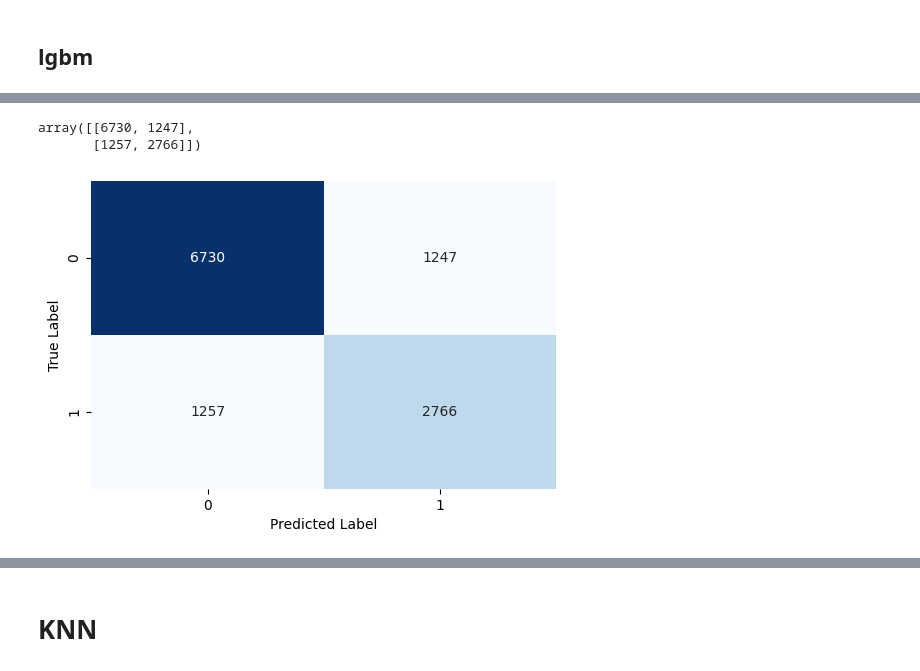
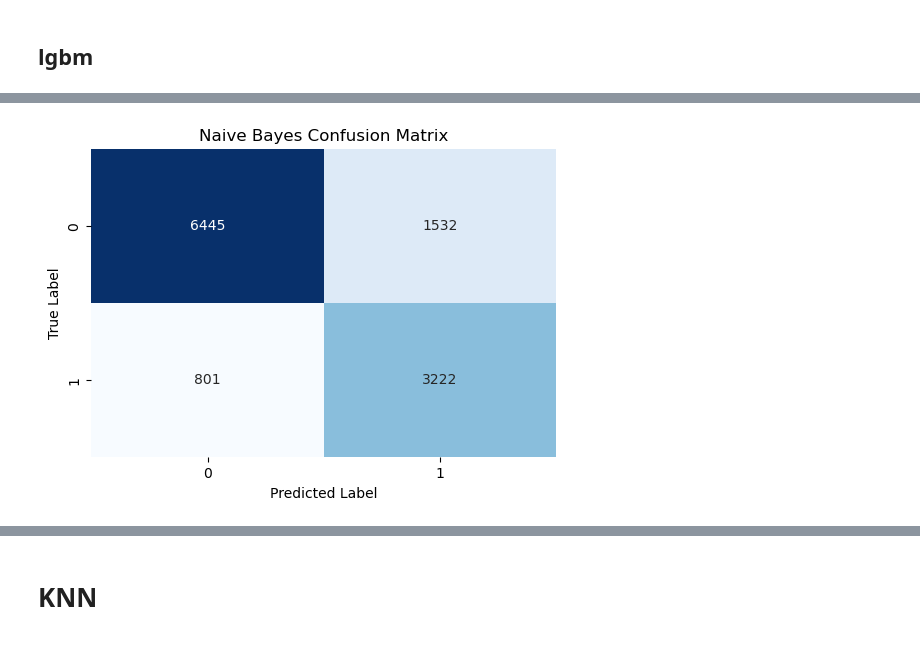
Before and after one commit to azizabousam1/Housing-Market-Analysis, a Jupyter notebook: customer-transaction-prediction.ipynb, the cells around one changed output, grey strips where cells are left out. Drawn from its saved outputs; the diff is of its cells as text; code cells hidden in the pictures.

```diff
--- a/customer-transaction-prediction.ipynb
+++ b/customer-transaction-prediction.ipynb
@@ -31,7 +39,7 @@ from collections import Counter
 # %% [markdown]
 ## Load Data
 # %%
-data = pd.read_csv("data/train.csv", index_col=0, low_memory=False)
+data = pd.read_csv("train.csv", index_col=0, low_memory=False)
 data
 # %% [output]
 |  | target | var_0 | var_1 | var_2 | var_3 | var_4 | var_5 | var_6 | var_7 | var_8 | ... | ... |
@@ -393,22 +918,17 @@ plt.show()
 # %%
-#XGboost
+#test set
+start_time = time.time()
+nb.fit(X_train_resampled, y_train_resampled)
+end_time = time.time()
+training_time = end_time - start_time
 
-xgb= XGBClassifier(n_estimators=100,
-                   random_state=42,
-                   eval_metric='logloss')
+y_pred_nb = nb.predict(X_test)
+y_pred_proba_nb = nb.predict_proba(X_test)[:, 1]
 
-start_time = time.time()
-
-xgb.fit(X_train_resampled, y_train_resampled)
-
-
-y_pred_xgb = xgb.predict(X_test)
-
-end_time = time.time()
-print(f"Training Time: {end_time - start_time:.2f} seconds")
-
-print("\n XGBoost Classifier:")
-print(f" Accuracy: {accuracy_score(y_test, y_pred_xgb):.4f}")
-print("\n Classification Report:")
-print(classification_report(y_test, y_pred_xgb))
+print("\nNaive Bayes Test:")
+print(f"Training Time: {training_time:.2f} seconds")
+print(f"Accuracy: {accuracy_score(y_test, y_pred_nb):.4f}")
+print(f"AUC Score: {roc_auc_score(y_test, y_pred_proba_nb):.4f}")
+print("Classification Report:")
+print(classification_report(y_test, y_pred_nb))
 # %% [output]
@@ -439,14 +948,10 @@ plt.show()
-# %%
-conf_matrix = confusion_matrix(y_test, y_pred_xgb)
-conf_matrix
-# %% [output]
-array([[6730, 1247],
-       [1257, 2766]])
 # %%
+conf_matrix = confusion_matrix(y_test, y_pred_nb)
 plt.figure(figsize=(6, 4))
 sns.heatmap(conf_matrix, annot=True, fmt='d', cmap='Blues', cbar=False)
+plt.title('Naive Bayes Confusion Matrix')
 plt.xlabel('Predicted Label')
 plt.ylabel('True Label')
 plt.show()
 # %% [output]
-[figure, old version]
+[figure, new version]
```
Also changed, not shown: parts of 42 cells of this notebook, 6 other files.
